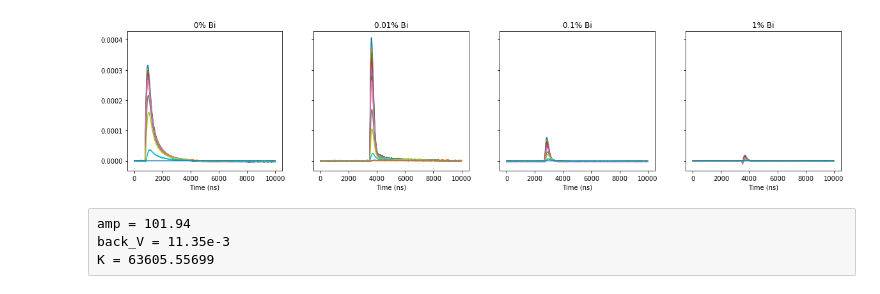
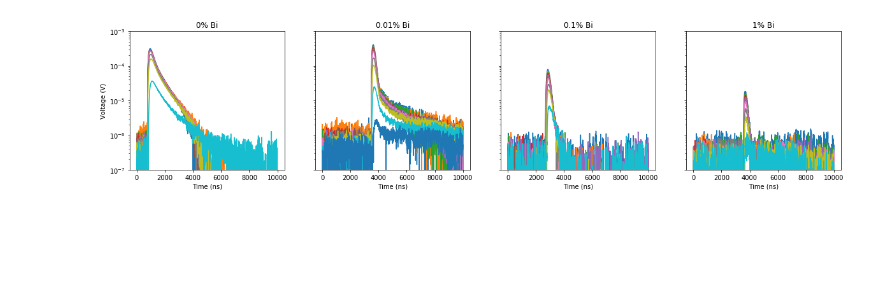
Before and after one commit to aspitarl/TRMC, a Jupyter notebook: 10-17-18.ipynb, the cells around one changed output. Drawn from its saved outputs; the diff is of its cells as text; code cells hidden in the pictures; blank space fills up the shorter version.

```diff
--- a/10-17-18.ipynb
+++ b/10-17-18.ipynb
@@ -130,25 +21,25 @@ df_D = df_D - np.mean(df_D[0:offsettime])
+# %%
+df_A_V, df_A_cond = trmc.load(filepaths_A, offsettime = 100, sub_lowpow = True)
+df_B_V, df_B_cond = trmc.load(filepaths_B, offsettime = 100, sub_lowpow = True)
+df_C_V, df_C_cond = trmc.load(filepaths_C, offsettime = 100, sub_lowpow = True)
+df_D_V, df_D_cond = trmc.load(filepaths_D, offsettime = 100, sub_lowpow = True)
 # %%
 fig, axes = plt.subplots(1,4, sharey = True, figsize = (20,4))
 
-axes[0].plot(df_A)
+axes[0].plot(df_A_V)
 axes[0].set_title('0% Bi')
-axes[1].plot(df_B)
+axes[1].plot(df_B_V)
 axes[1].set_title('0.01% Bi')
-axes[2].plot(df_C)
+axes[2].plot(df_C_V)
 axes[2].set_title('0.1% Bi')
-axes[3].plot(df_D)
+axes[3].plot(df_D_V)
 axes[3].set_title('1% Bi')
 
-# axes[0].set_yscale('log')
-# axes[0].set_ylim(1e-7,1e-3)
-# axes[0].set_ylabel('Voltage (V)')
-
+axes[0].set_yscale('log')
+axes[0].set_ylim(1e-7,1e-3)
+axes[0].set_ylabel('Voltage (V)')
 
 for ax in axes:
     ax.set_xlabel('Time (ns)')
 # %% [output]
-[figure, old version]
+[figure, new version]
-# %% [raw]
-amp = 101.94
-back_V = 11.35e-3
-K = 63605.55699
```
Also changed, not shown: parts of 9 cells of this notebook, 2 other files.
